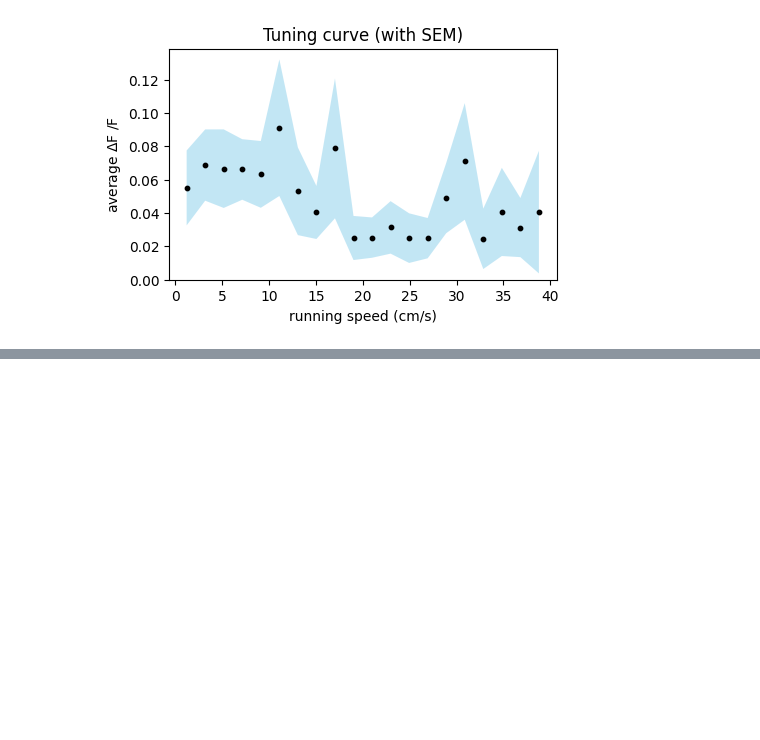
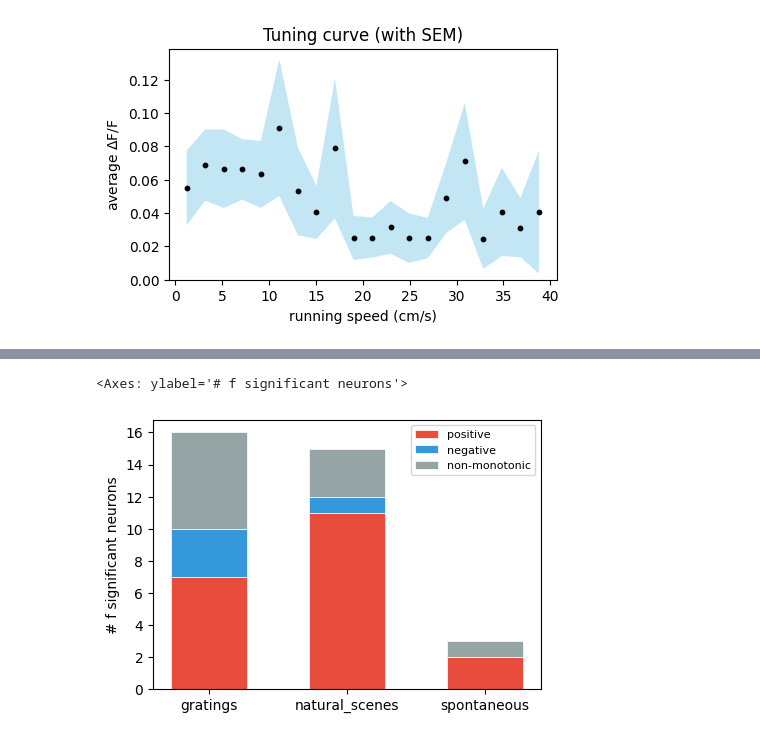
Before and after one commit to ZhidongZhang96/NDS-V1-RunningNaturalMod, a Jupyter notebook: Session A.ipynb, the cells around one changed output, grey strips where cells are left out. Cells and saved outputs as stored; diff of their text form; code cells hidden in the pictures; blank space fills up the shorter version.

```diff
--- a/Session A.ipynb
+++ b/Session A.ipynb
@@ -35,0 +97,5 @@ plt.show()
+# %%
+plot_monotonicity_stacked_bar({'gratings': st_gratings, 'natural_scenes': st_ns, 'spontaneous': st_spont})
+# %% [output]
+<Axes: ylabel='# f significant neurons'>
+[figure, added]
```
Also changed, not shown: parts of 19 cells of this notebook, 1 other file.
